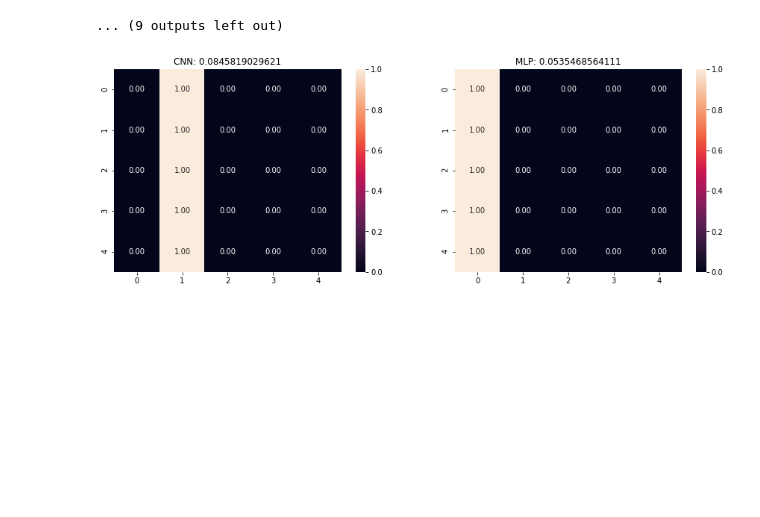
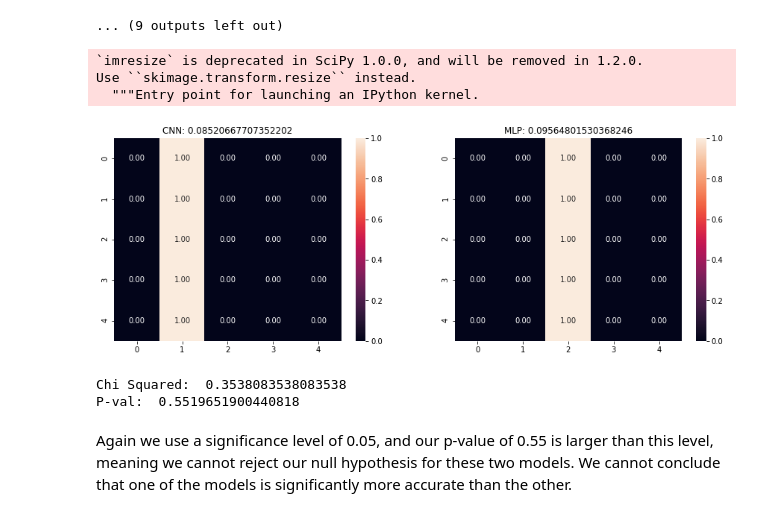
Before and after one commit to michaelcwatts123/JLab, a Jupyter notebook: Lab6/Lab6.ipynb, the cells around one changed output. Drawn from its saved outputs; the diff is of its cells as text; code cells hidden in the pictures; blank space fills up the shorter version.

```diff
--- a/Lab6/Lab6.ipynb
+++ b/Lab6/Lab6.ipynb
@@ -628,9 +647,27 @@ def compare_mlp_cnn2(cnn, mlp, X_test, X_test_resnet, y_test): #new one since in
         cm = cm/np.sum(cm,axis=1)[:,np.newaxis]
         sns.heatmap(cm,annot=True, fmt='.2f')
         plt.title('MLP: '+str(f_mlp))
+
+    contingency = mcnemar_table(y_target=y_test,
+                            y_model1=yhat_cnn,
+                            y_model2=yhat_mlp)
+    return contingency
 # %%
 X_test_resize_resnet = [imresize(x,size=(33,50), interp='nearest') for x in X_test]
 X_test_resize_resnet = (np.expand_dims(X_test_resize_resnet, axis=1))
-compare_mlp_cnn2(resnet,mlp, np.array(X_test_resize), np.array(X_test_resize_resnet),y_test)
+contingency2 = compare_mlp_cnn2(resnet,mlp, np.array(X_test_resize), np.array(X_test_resize_resnet),y_test)
 # %% [output]
+`imresize` is deprecated in SciPy 1.0.0, and will be removed in 1.2.0.
+Use ``skimage.transform.resize`` instead.
+  """Entry point for launching an IPython kernel.
-[figure, old version]
+[figure, new version]
+# %%
+np_contingency2 = np.array(contingency2)
+chiSq, p = mcnemar(ary=np_contingency2, corrected=True)
+print("Chi Squared: ", chiSq)
+print("P-val: ", p)
+# %% [output]
+Chi Squared:  0.3538083538083538
+P-val:  0.5519651900440818
+# %% [markdown]
+Again we use a significance level of 0.05, and our p-value of 0.55 is larger than this level, meaning we cannot reject our null hypothesis for these two models. We cannot conclude that one of the models is significantly more accurate than the other.
```
Also changed, not shown: parts of 13 cells of this notebook.
